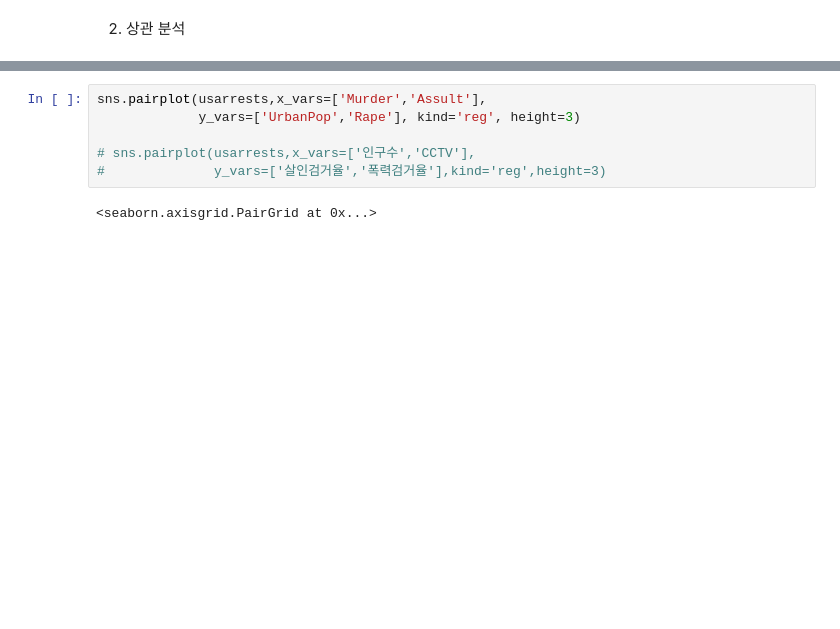
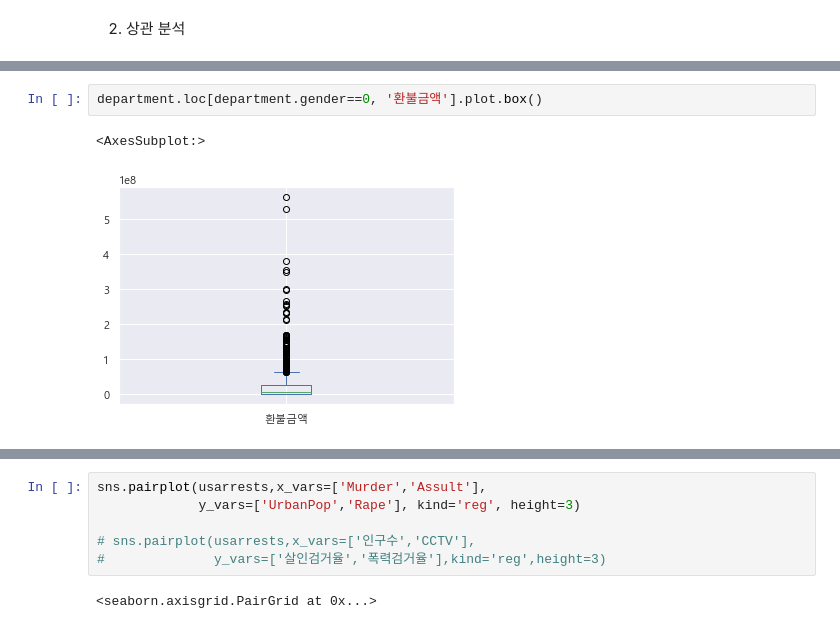
Before and after one commit to ksky1313/ADP, a Jupyter notebook: 11. 데이터전처리.ipynb, the cells around one changed output, grey strips where cells are left out. Drawn from its saved outputs; the diff is of its cells as text; blank space fills up the shorter version.

```diff
--- a/11. 데이터전처리.ipynb
+++ b/11. 데이터전처리.ipynb
@@ -105,0 +163,5 @@ usarrests.Murder.corr(usarrests.Assult)
+# %%
+department.loc[department.gender==0, '환불금액'].plot.box()
+# %% [output]
+<AxesSubplot:>
+[figure, added]
```
Also changed, not shown: parts of 35 cells of this notebook, 11 other files.
